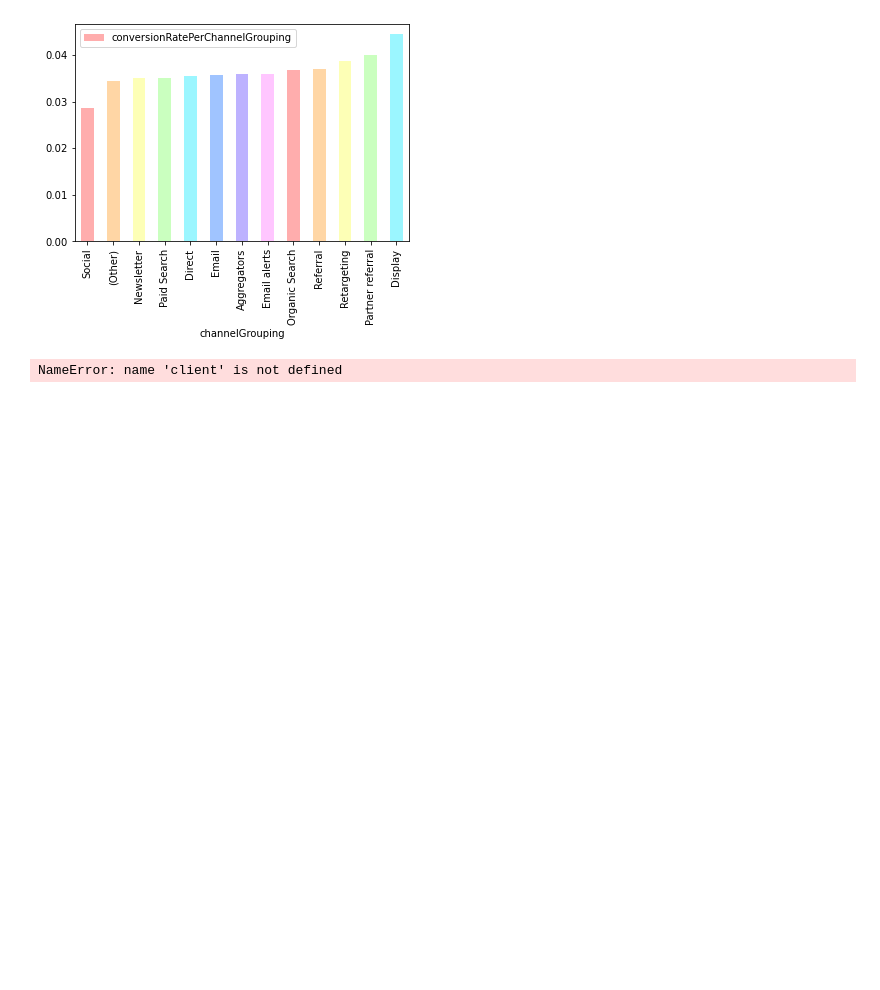
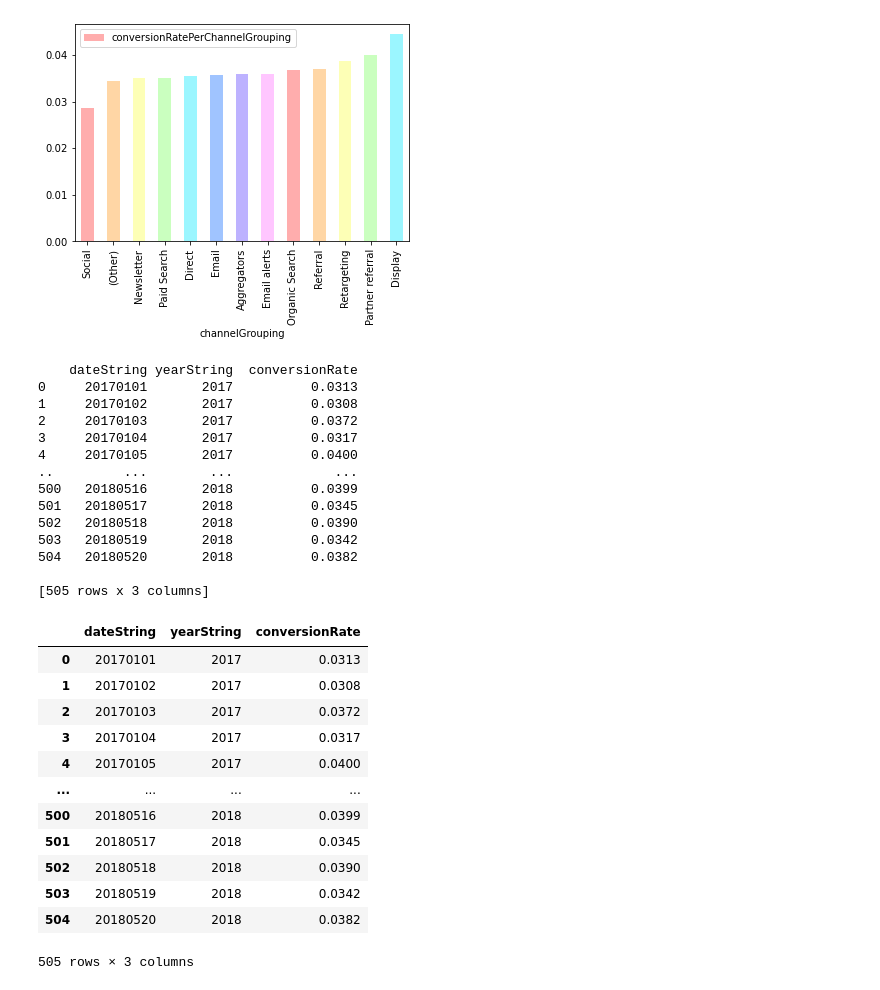
Before and after one commit to Coletterbox/More-BigQuery-with-Python, a Jupyter notebook: queriesWithGraphs3.ipynb, the cells around one changed output. Drawn from its saved outputs; the diff is of its cells as text; code cells hidden in the pictures; blank space fills up the shorter version.

Commit message:
Start splitting date string into components

```diff
--- a/queriesWithGraphs3.ipynb
+++ b/queriesWithGraphs3.ipynb
@@ -175,15 +175,59 @@ runQuery(query7).plot.bar(x='channelGrouping', y='conversionRatePerChannelGroupi
 12           Display                            0.0444
 <AxesSubplot:xlabel='channelGrouping'>
 [figure]
-# %%
-query8 = """
-    SELECT date, ROUND((AVG(conversions))/(AVG(sessions)), 4) as conversionRate
-    FROM apprenticeship-299321.sample_data.datatable
-    GROUP BY date
-    ORDER BY date ASC
-"""
-printQuery(query8)
-# %% [output]
-NameError: name 'client' is not defined
+# %%
+# SET @YearString = LEFT(CAST(date AS string), 4)
+
+# query8 = """
+#     DECLARE YearString STRING;
+#     SET YearString = LEFT(CAST(date AS string), 4);
+#     SELECT CAST(date AS string) AS dateString, ROUND((AVG(conversions))/(AVG(sessions)), 4) as conversionRate
+#     FROM `apprenticeship-299321.sample_data.datatable`
+#     GROUP BY dateString
+#     ORDER BY dateString ASC
+# """
+
+# query8 = """
+#     SELECT CAST(date AS string) AS dateString, LEFT(CAST(date AS string), 4) AS yearString, SUBSTRING(CAST(date AS string), 4, 6) AS monthString, RIGHT(CAST(date AS string), 2) AS dayString, ROUND((AVG(conversions))/(AVG(sessions)), 4) as conversionRate
+#     FROM `apprenticeship-299321.sample_data.datatable`
+#     GROUP BY dateString
+#     ORDER BY dateString ASC
+# """
+
+query8 = """
+    SELECT CAST(date AS string) AS dateString, LEFT(CAST(date AS string), 4) AS yearString, ROUND((AVG(conversions))/(AVG(sessions)), 4) as conversionRate
+    FROM `apprenticeship-299321.sample_data.datatable`
+    GROUP BY dateString, yearString
+    ORDER BY dateString ASC
+"""
+runQuery(query8)
+# %% [output]
+    dateString yearString  conversionRate
+0     20170101       2017          0.0313
+1     20170102       2017          0.0308
+2     20170103       2017          0.0372
+3     20170104       2017          0.0317
+4     20170105       2017          0.0400
+..         ...        ...             ...
+500   20180516       2018          0.0399
+501   20180517       2018          0.0345
+502   20180518       2018          0.0390
+503   20180519       2018          0.0342
+504   20180520       2018          0.0382
+
+[505 rows x 3 columns]
+|  | dateString | yearString | conversionRate |
+| 0 | 20170101 | 2017 | 0.0313 |
+| 1 | 20170102 | 2017 | 0.0308 |
+| 2 | 20170103 | 2017 | 0.0372 |
+| 3 | 20170104 | 2017 | 0.0317 |
+| 4 | 20170105 | 2017 | 0.0400 |
+| ... | ... | ... | ... |
+| 500 | 20180516 | 2018 | 0.0399 |
+| 501 | 20180517 | 2018 | 0.0345 |
+| 502 | 20180518 | 2018 | 0.0390 |
+| 503 | 20180519 | 2018 | 0.0342 |
+| 504 | 20180520 | 2018 | 0.0382 |
+505 rows × 3 columns
 # %%
 # #legacySQL
```
